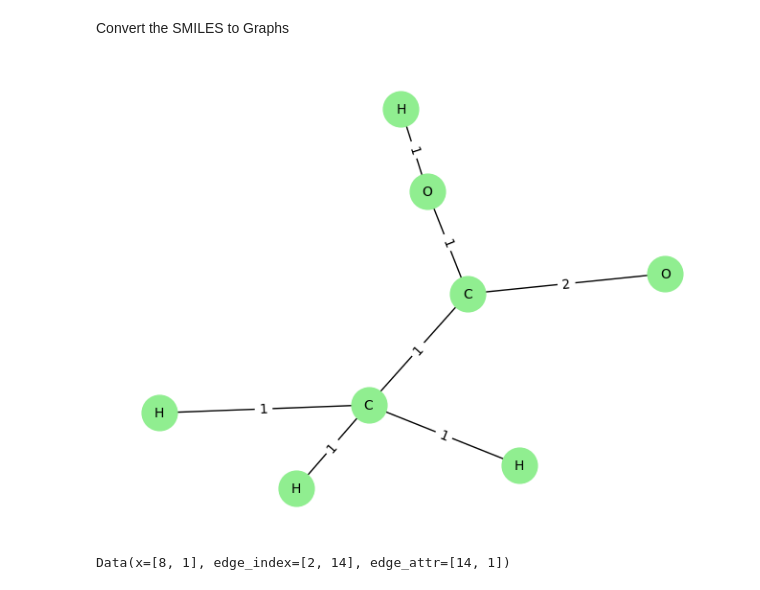
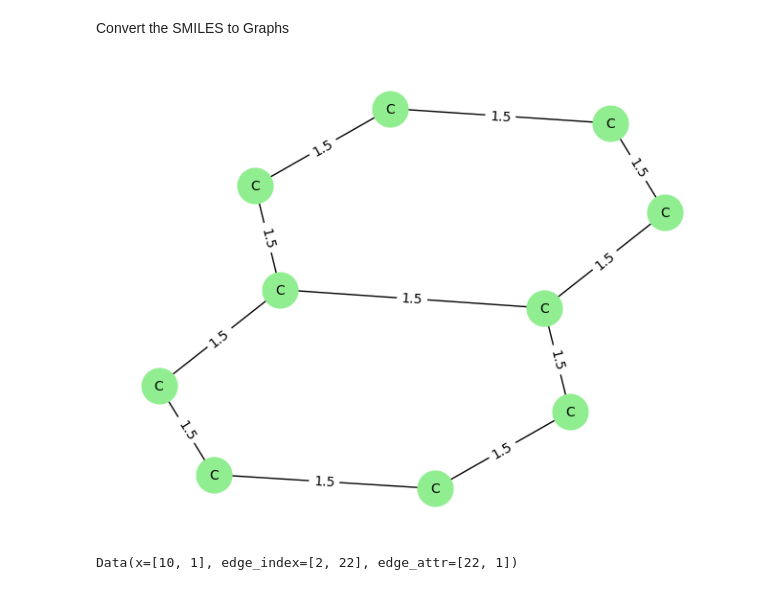
Before and after one commit to mrutjes/Team_1, a Jupyter notebook: data_prep_carlijn.ipynb, the cells around one changed output. Cells and saved outputs as stored; diff of their text form; code cells hidden in the pictures.

```diff
--- a/data_prep_carlijn.ipynb
+++ b/data_prep_carlijn.ipynb
@@ -101,7 +101,7 @@ class MolecularGraphFromSMILES:
     def __init__(self, smiles: str):
         self.smiles = smiles
         self.mol = Chem.MolFromSmiles(smiles)
-        self.mol = Chem.AddHs(self.mol)
+        #self.mol = Chem.AddHs(self.mol)
         self.atoms = [atom.GetSymbol() for atom in self.mol.GetAtoms()]
         self.bonds = [(bond.GetBeginAtomIdx(),
                        bond.GetEndAtomIdx(),
@@ -144,15 +144,15 @@ class MolecularGraphFromSMILES:
         plt.show()
 # %%
 # Create a molecule from a SMILES string
-smiles = "CC(=O)O"  # Acetic acid
+smiles = "c1c2ccccc2ccc1"
 mol_graph = MolecularGraphFromSMILES(smiles)
 
 # Visualize the molecule with bond orders
 mol_graph.visualize()
 
 # Convert to PyTorch Geometric format
 pyg_data = mol_graph.to_pyg_data()
 print(pyg_data)
 # %% [output]
-[figure, old version]
+[figure, new version]
-Data(x=[8, 1], edge_index=[2, 14], edge_attr=[14, 1])
+Data(x=[10, 1], edge_index=[2, 22], edge_attr=[22, 1])
```
